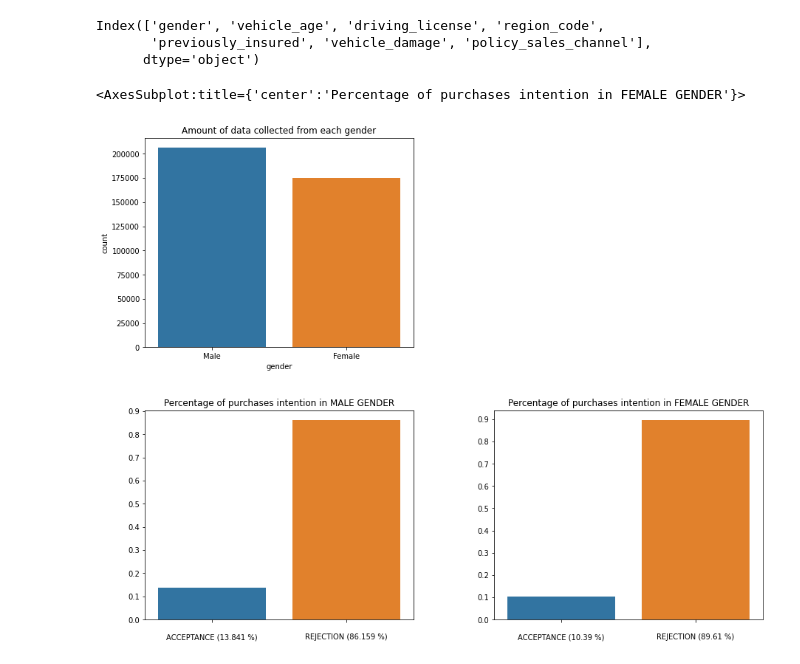
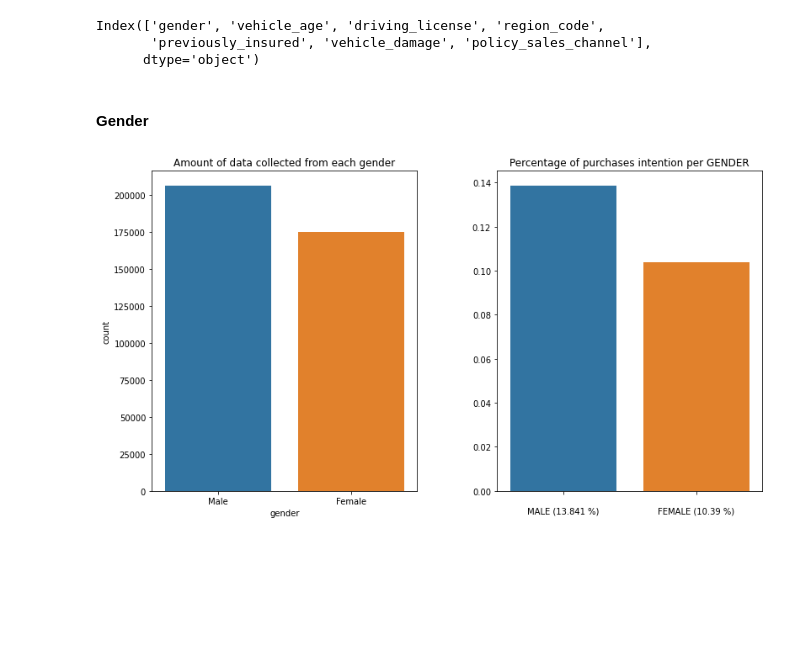
Before and after one commit to gabrielhpr/alphaInsurance, a Jupyter notebook: alphaInsurance.ipynb, the cells around one changed output. Saved outputs shown, nothing was run; the diff lists cells and outputs as text; code cells hidden in the pictures; blank space fills up the shorter version.

```diff
--- a/alphaInsurance.ipynb
+++ b/alphaInsurance.ipynb
@@ -393,44 +421,38 @@ cat_data.columns
 Index(['gender', 'vehicle_age', 'driving_license', 'region_code',
        'previously_insured', 'vehicle_damage', 'policy_sales_channel'],
       dtype='object')
+# %% [markdown]
+#### Gender
 # %%
-plt.figure(figsize=(15,12))
+plt.figure(figsize=(13,7))
 plt.subplots_adjust(left=None, bottom=None, right=None, top=None, wspace=0.3, hspace=0.3)
 
 # Amount of data collected from each gender
-plt.subplot(2,2,1)
+plt.subplot(1,2,1)
 plt.title('Amount of data collected from each gender')
 sns.countplot(df4['gender'])
 
 
 # Percentages of purchases intention in male gender
-plt.subplot(2,2,3)
+
 # Selecting just the gender male
 df_male = df4[ df4['gender'] == 'Male' ]
 male_num_accept = df_male[ df_male['response'] == 1 ].count()[0]
 male_num_reject = df_male[ df_male['response'] == 0 ].count()[0]
 male_accept_perc = (male_num_accept) / (male_num_accept + male_num_reject)
 
-plt.title('Percentage of purchases intention in MALE GENDER')
-plt.yticks( np.arange(0,1,0.1), rotation=0 )
-sns.barplot( x=['\nACCEPTANCE ({} %)'.format( np.round ( 100 * male_accept_perc, 3 ) ),
-                '\nREJECTION ({} %)'.format( np.round (100 * (1-male_accep_perc), 3 ) )],
-             y=[male_accept_perc, (1-male_accept_perc)] )
-
-
 # Percentage of purchases intention in female gender
-plt.subplot(2,2,4)
+plt.subplot(1,2,2)
 # Selecting just the gender female
 df_female = df4[ df4['gender'] == 'Female' ]
 female_num_accept = df_female[ df_female['response'] == 1 ].count()[0]
 female_num_reject = df_female[ df_female['response'] == 0 ].count()[0]
 female_accept_perc = (female_num_accept) / (female_num_accept + female_num_reject)
 
-plt.title('Percentage of purchases intention in FEMALE GENDER')
-plt.yticks( np.arange(0,1,0.1), rotation=0 )
-sns.barplot( x=['\nACCEPTANCE ({} %)'.format( np.round ( 100 * female_accept_perc, 3 ) ),
-                '\nREJECTION ({} %)'.format( np.round (100 * (1-female_accept_perc), 3 ) )],
-             y=[female_accept_perc, (1-female_accept_perc)] )
+plt.title('Percentage of purchases intention per GENDER')
+#plt.yticks( np.arange(0,1,0.1), rotation=0 )
+sns.barplot( x=['\nMALE ({} %)'.format( np.round ( 100 * male_accept_perc, 3 ) ),
+                '\nFEMALE ({} %)'.format( np.round (100 * female_accept_perc, 3 ) )],
+             y=[male_accept_perc, female_accept_perc] );
 # %% [output]
-<AxesSubplot:title={'center':'Percentage of purchases intention in FEMALE GENDER'}>
-[figure, old version]
+[figure, new version]
```
Also changed, not shown: parts of 20 cells of this notebook.
